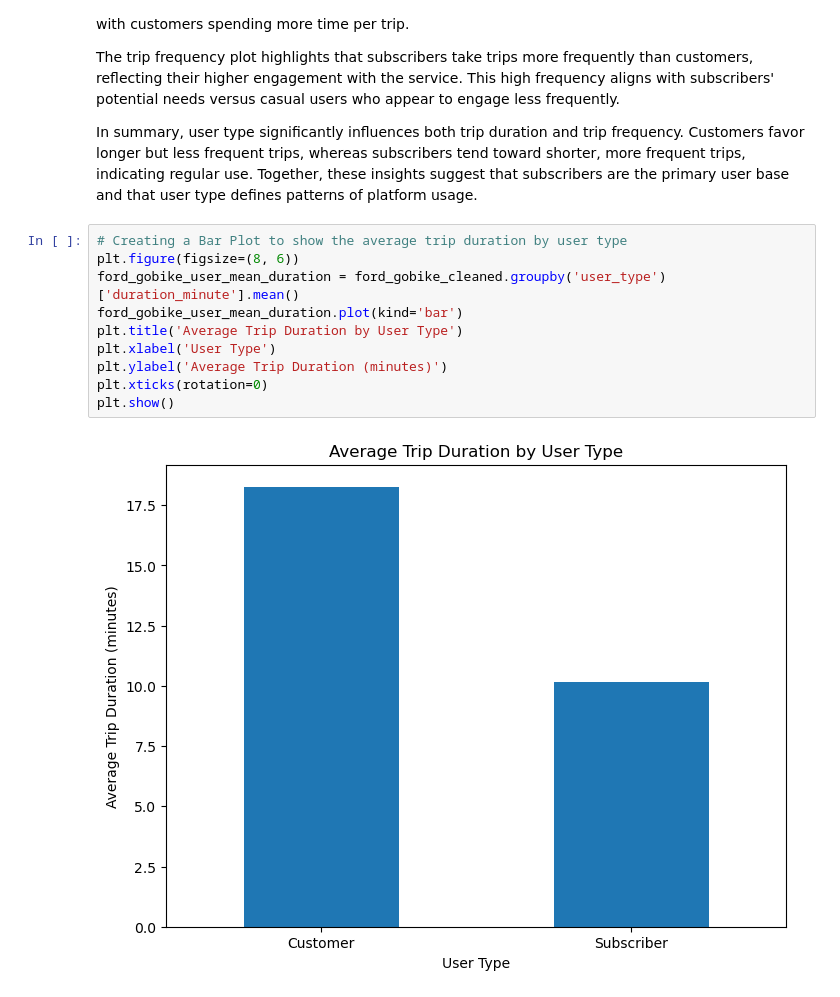
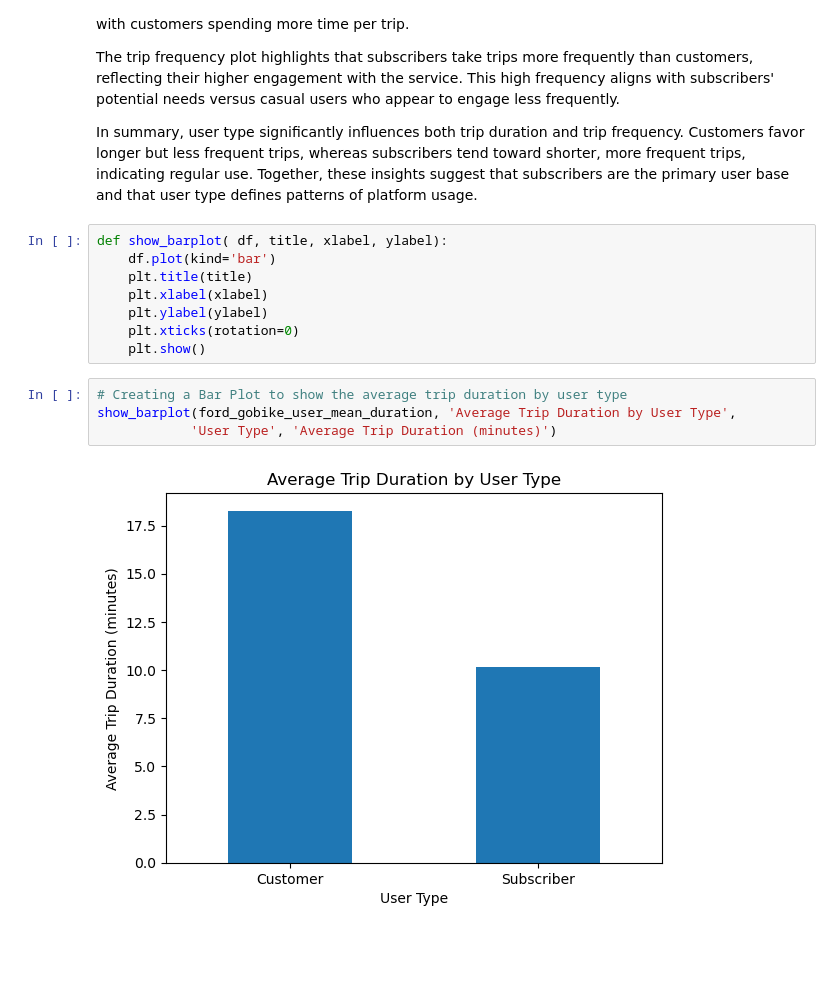
Before and after one commit to kaydee98/DataAnalytics, a Jupyter notebook: DataVisualization/Part_II_FordGoBike_slide_deck.ipynb, the cells around one changed output. Cells and saved outputs as stored; diff of their text form; blank space fills up the shorter version.

Commit message:
added show_barplot function

```diff
--- a/DataVisualization/Part_II_FordGoBike_slide_deck.ipynb
+++ b/DataVisualization/Part_II_FordGoBike_slide_deck.ipynb
@@ -111,17 +100,19 @@ The bar plots provide insights into how user type impacts both trip duration and
 The trip frequency plot highlights that subscribers take trips more frequently than customers, reflecting their higher engagement with the service. This high frequency aligns with subscribers' potential needs versus casual users who appear to engage less frequently.
 
 In summary, user type significantly influences both trip duration and trip frequency. Customers favor longer but less frequent trips, whereas subscribers tend toward shorter, more frequent trips, indicating regular use. Together, these insights suggest that subscribers are the primary user base and that user type defines patterns of platform usage.
+# %%
+def show_barplot( df, title, xlabel, ylabel):
+    df.plot(kind='bar')
+    plt.title(title)
+    plt.xlabel(xlabel)
+    plt.ylabel(ylabel)
+    plt.xticks(rotation=0)
+    plt.show()
 # %%
 # Creating a Bar Plot to show the average trip duration by user type
-plt.figure(figsize=(8, 6))
-ford_gobike_user_mean_duration = ford_gobike_cleaned.groupby('user_type')['duration_minute'].mean()
-ford_gobike_user_mean_duration.plot(kind='bar')
-plt.title('Average Trip Duration by User Type')
-plt.xlabel('User Type')
-plt.ylabel('Average Trip Duration (minutes)')
-plt.xticks(rotation=0)
-plt.show()
+show_barplot(ford_gobike_user_mean_duration, 'Average Trip Duration by User Type',
+            'User Type', 'Average Trip Duration (minutes)')
 # %% [output]
-[figure, old version]
+[figure, new version]
 # %%
 # Creating a bar plot to show the frequency of trips by user type
```
Also changed, not shown: parts of 9 cells of this notebook, 2 other files.
